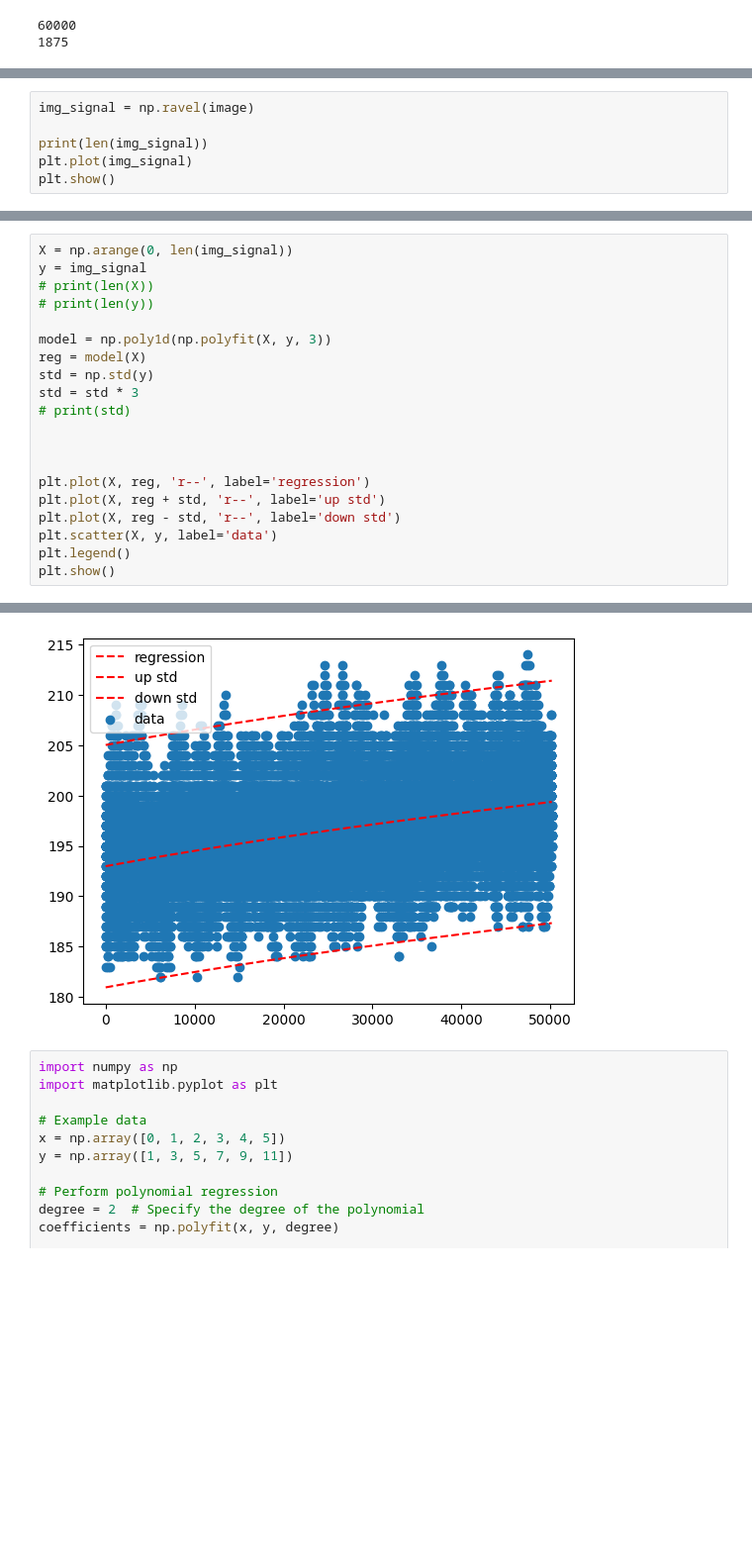
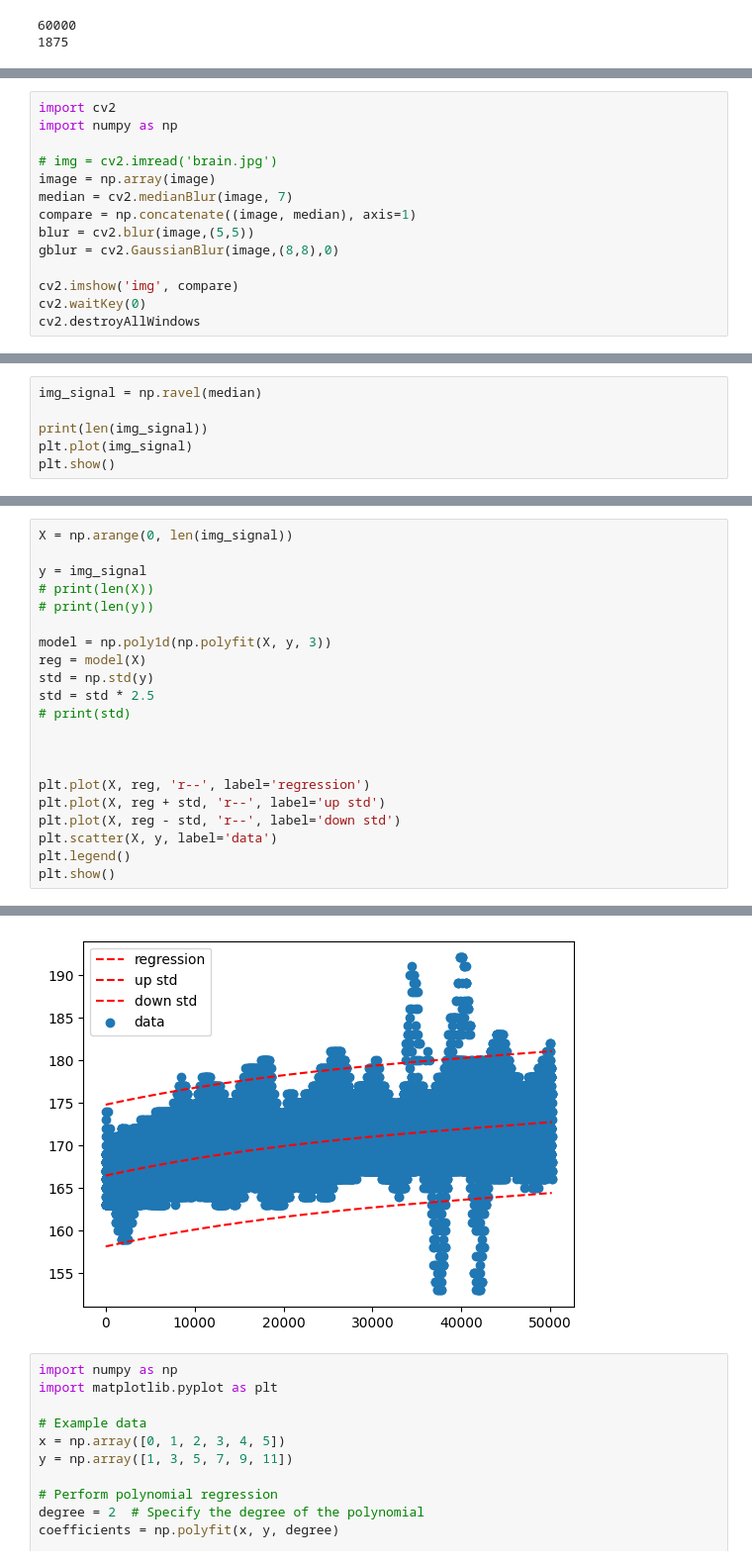
Before and after one commit to MahdiarMansouri/master_project, a Jupyter notebook: test.ipynb, the cells around one changed output, grey strips where cells are left out. Shown at 99% size. Cells and saved outputs as stored; diff of their text form; blank space fills up the shorter version.

```diff
--- a/test.ipynb
+++ b/test.ipynb
@@ -162,0 +165,14 @@ Corallococcus
+# %%
+import cv2
+import numpy as np
+
+# img = cv2.imread('brain.jpg')
+image = np.array(image)
+median = cv2.medianBlur(image, 7)
+compare = np.concatenate((image, median), axis=1)
+blur = cv2.blur(image,(5,5))
+gblur = cv2.GaussianBlur(image,(8,8),0)
+
+cv2.imshow('img', compare)
+cv2.waitKey(0)
+cv2.destroyAllWindows
@@ -163,5 +181,5 @@ Corallococcus
 # %%
-img_signal = np.ravel(image)
+img_signal = np.ravel(median)
 
 print(len(img_signal))
 plt.plot(img_signal)
@@ -172,5 +190,6 @@ plt.show()
 # %%
 X = np.arange(0, len(img_signal))
+
 y = img_signal
 # print(len(X))
 # print(len(y))
@@ -178,7 +197,7 @@ y = img_signal
 model = np.poly1d(np.polyfit(X, y, 3))
 reg = model(X)
 std = np.std(y)
-std = std * 3
+std = std * 2.5
 # print(std)
 
 
@@ -196,4 +212,4 @@ plt.show()
-[figure, old version]
+[figure, new version]
 # %%
 import numpy as np
 import matplotlib.pyplot as plt
```
Also changed, not shown: parts of 4 cells of this notebook.
